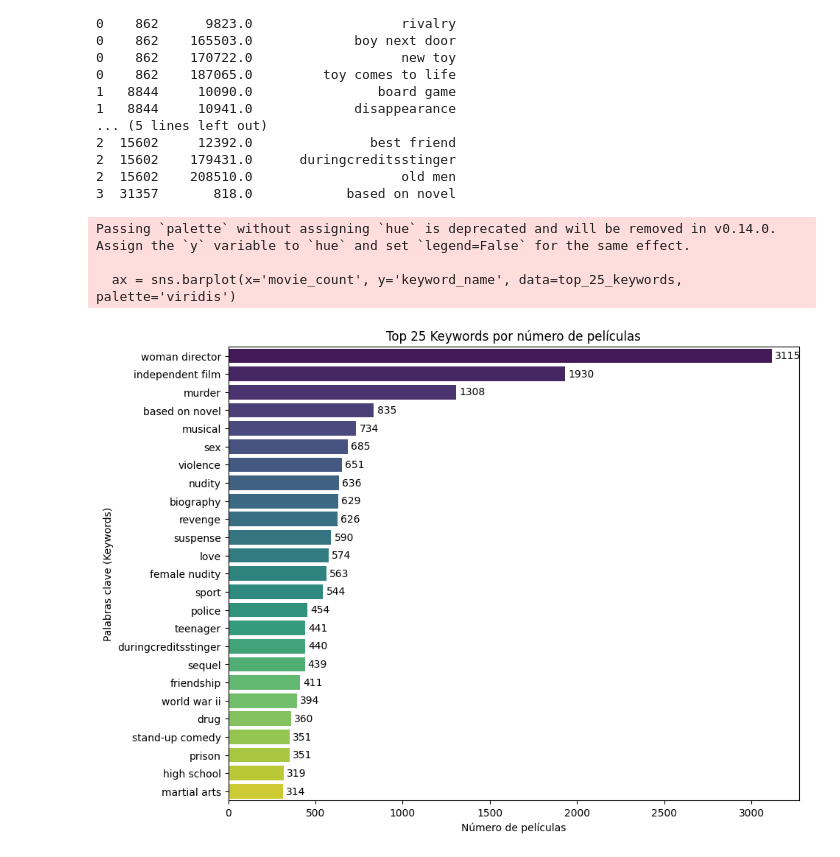
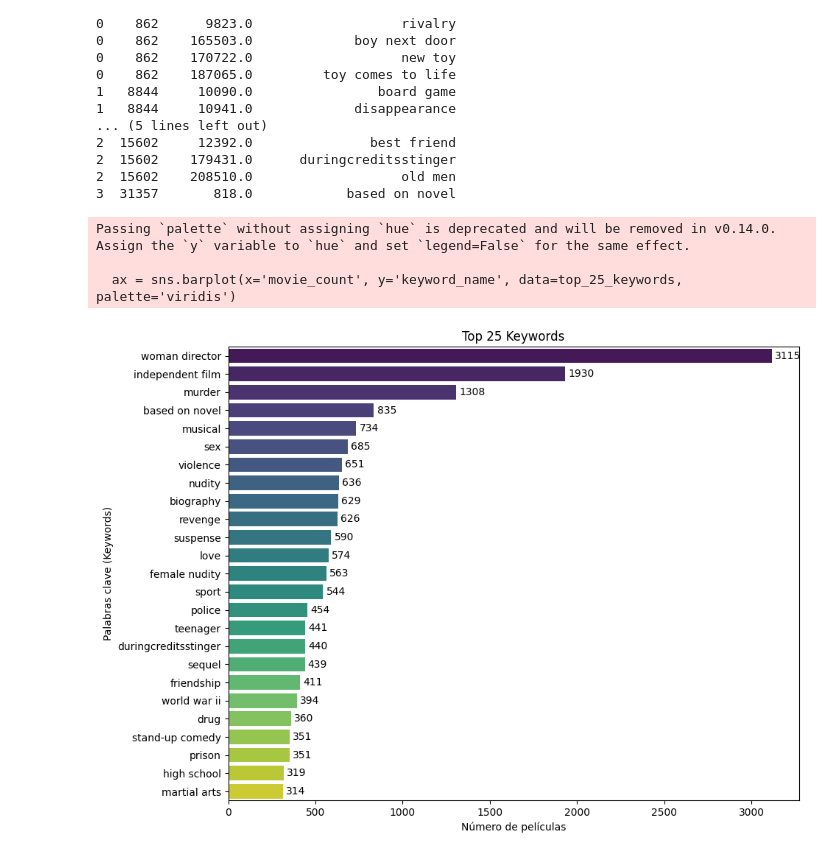
Before and after one commit to juankquintana/aprendizaje-no-supervisado, a Jupyter notebook: Proyecto/Proyecto_Peliculas_ANS.ipynb, the cells around one changed output. Saved outputs shown, nothing was run; the diff lists cells and outputs as text; code cells hidden in the pictures.

```diff
--- a/Proyecto/Proyecto_Peliculas_ANS.ipynb
+++ b/Proyecto/Proyecto_Peliculas_ANS.ipynb
@@ -179,25 +284,25 @@ print(df_keywords_exploded.head(20))
 # %%
 keyword_counts = df_keywords_exploded.groupby('keyword_name')['id'].count().reset_index(name='movie_count')
 
 # Ordenar los datos por el número de películas para una mejor visualización
 keyword_counts = keyword_counts.sort_values('movie_count', ascending=False)
 
 top_25_keywords = keyword_counts.head(25)
 
 # Graficar los datos
 plt.figure(figsize=(10, 8))
 ax = sns.barplot(x='movie_count', y='keyword_name', data=top_25_keywords, palette='viridis')
 
 # Agregar etiquetas de datos
 for i in ax.containers:
     ax.bar_label(i, fmt='%d', label_type='edge', padding=3)
 
 plt.xlabel('Número de películas')
 plt.ylabel('Palabras clave (Keywords)')
-plt.title('Top 25 Keywords por número de películas')
+plt.title('Top 25 Keywords')
 plt.show()
 # %% [output]
 Passing `palette` without assigning `hue` is deprecated and will be removed in v0.14.0. Assign the `y` variable to `hue` and set `legend=False` for the same effect.
 
   ax = sns.barplot(x='movie_count', y='keyword_name', data=top_25_keywords, palette='viridis')
-[figure, old version]
+[figure, new version]
```
Also changed, not shown: parts of 19 cells of this notebook, 11 other files.
